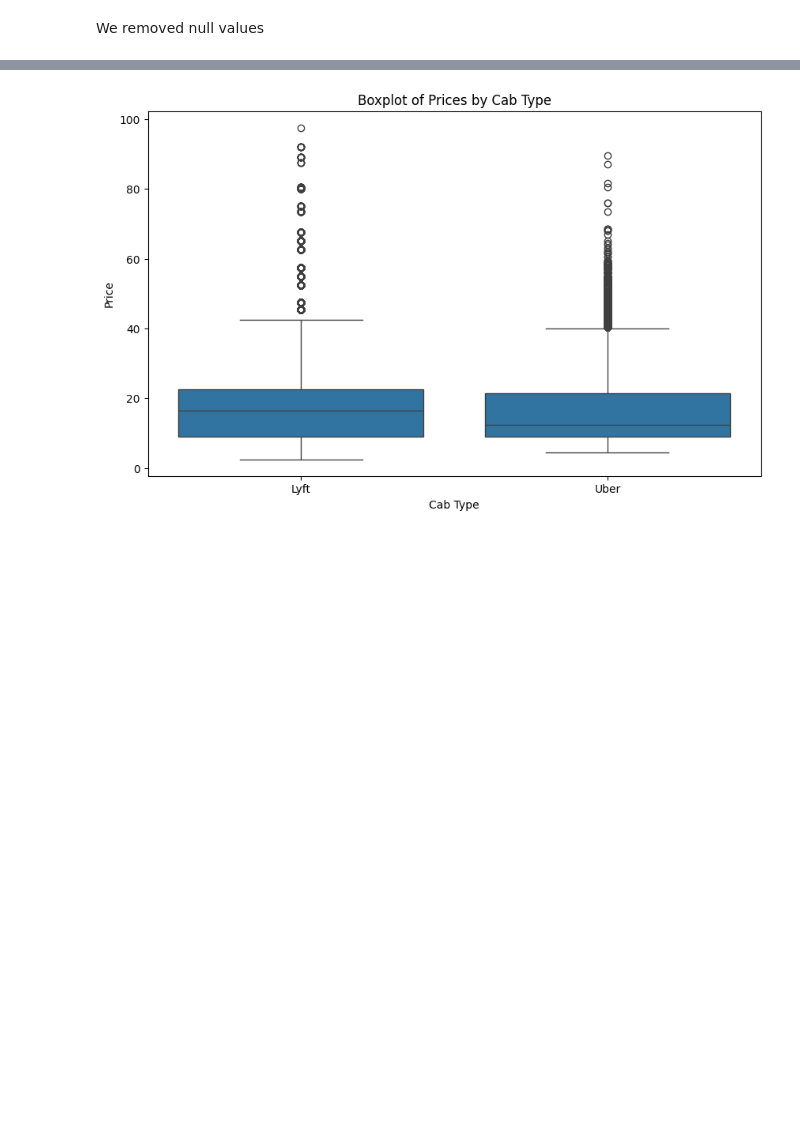
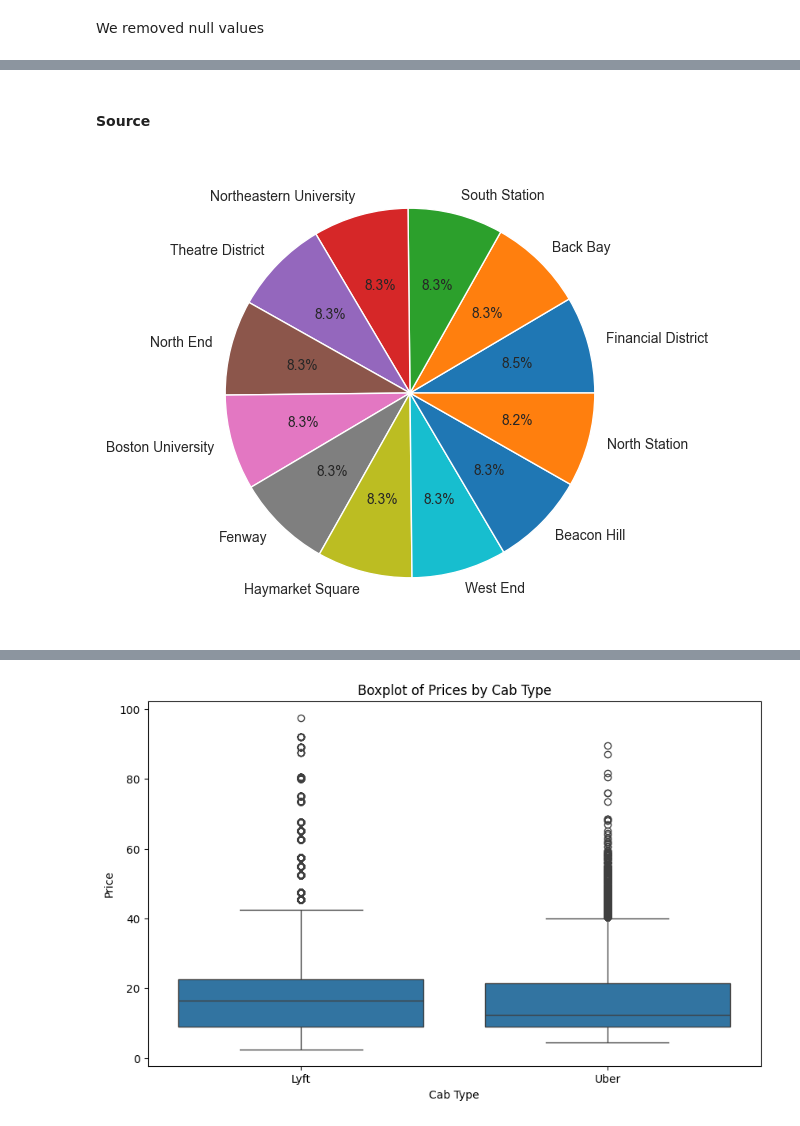
Before and after one commit to kasiadybcio/ML_2_regression-, a Jupyter notebook: notebooks/1. eda.ipynb, the cells around one changed output, grey strips where cells are left out. Cells and saved outputs as stored; diff of their text form; code cells hidden in the pictures; blank space fills up the shorter version.

```diff
--- a/notebooks/1. eda.ipynb
+++ b/notebooks/1. eda.ipynb
@@ -317,0 +241,9 @@ plt.show()
+# %% [markdown]
+#### Source
+# %%
+sns.set_style("whitegrid",{'font_scale':'1.6'})
+plt.figure(figsize=(6,6))
+plt.pie(data['source'].value_counts(),labels=data['source'].value_counts().index,autopct='%1.1f%%')
+plt.show()
+# %% [output]
+[figure, added]
```
Also changed, not shown: parts of 47 cells of this notebook, 3 other files.
